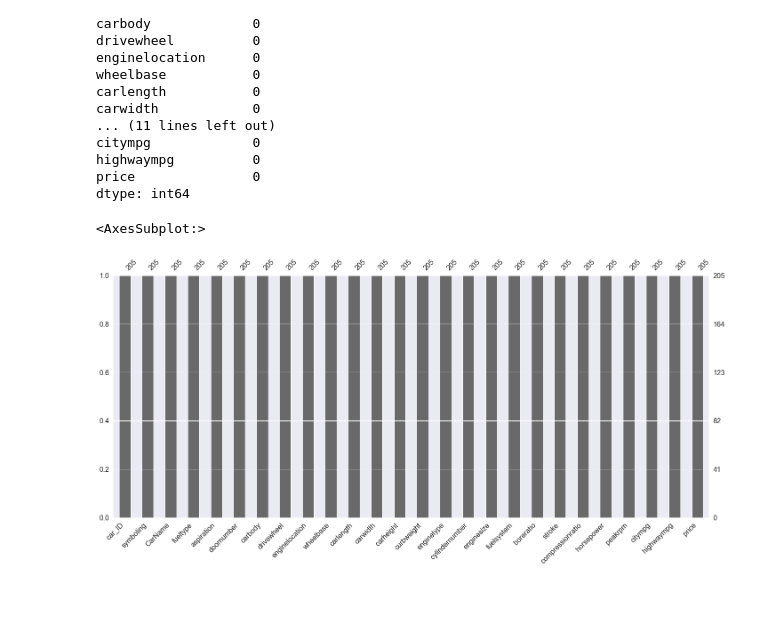
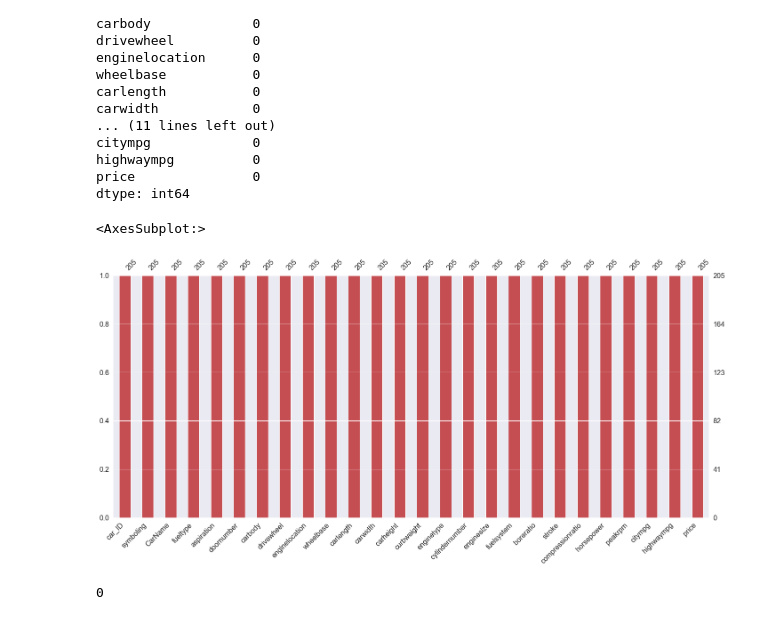
Before and after one commit to rhythmbhavsar/car_price, a Jupyter notebook: Car_price.ipynb, the cells around one changed output. Cells and saved outputs as stored; diff of their text form; code cells hidden in the pictures.

```diff
--- a/Car_price.ipynb
+++ b/Car_price.ipynb
@@ -127,8 +132,12 @@ highwaympg          0
 price               0
 dtype: int64
 # %%
-msno.bar(car)
+msno.bar(car, color='r')
 # %% [output]
 <AxesSubplot:>
-[figure, old version]
+[figure, new version]
+# %%
+car.duplicated().sum()
+# %% [output]
+0
 # %%
```
Also changed, not shown: parts of 17 cells of this notebook.
